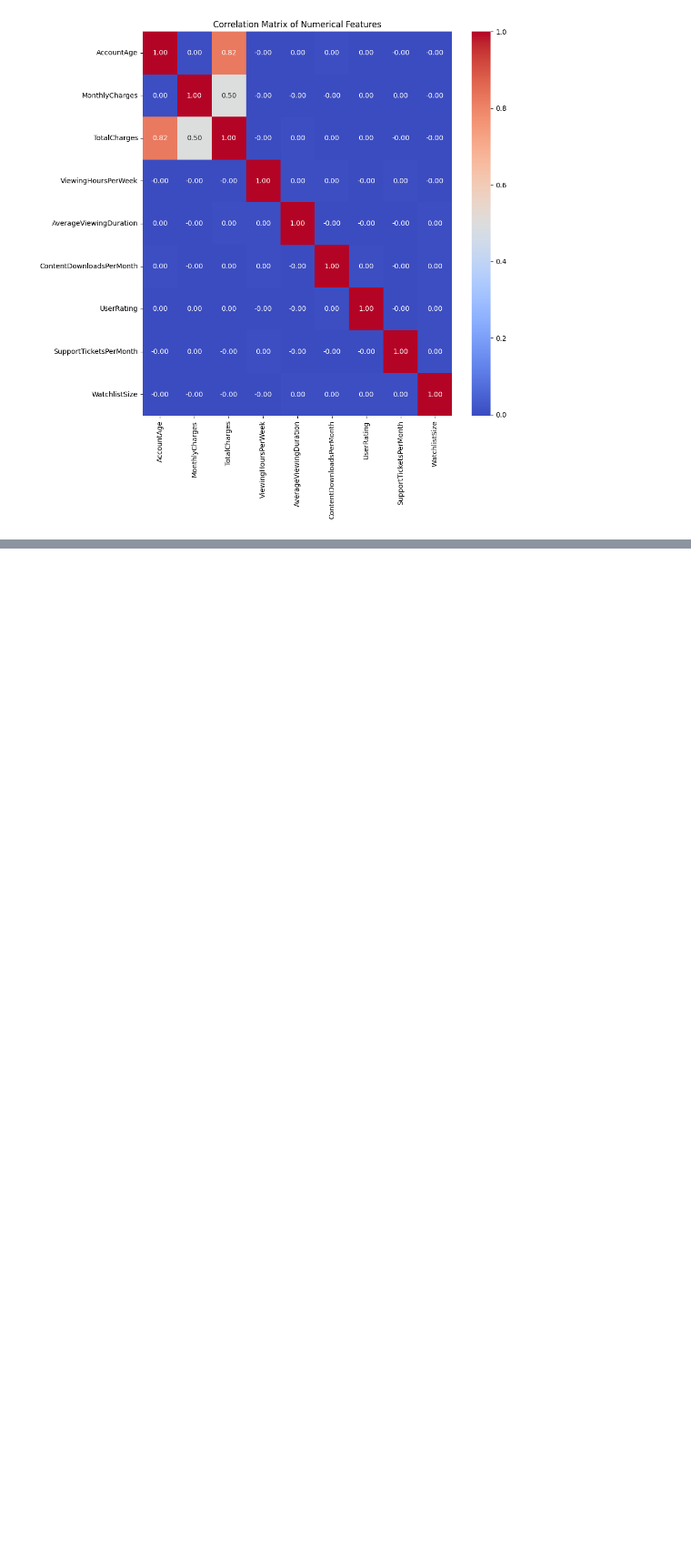
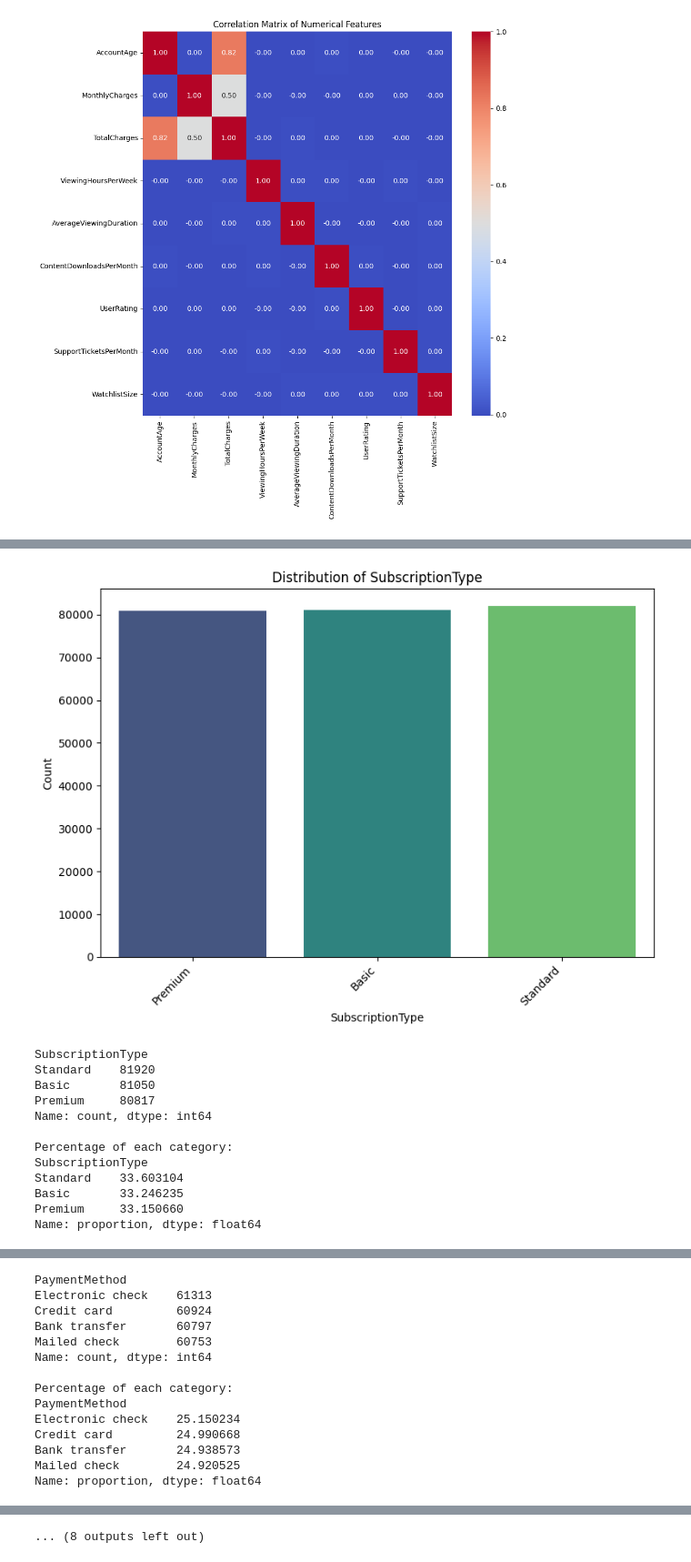
Before and after one commit to Vickayo04/Machine_Learning-Projects, a Jupyter notebook: ChurnPrediction_Challenge.ipynb, the cells around one changed output, grey strips where cells are left out. Shown at 91% size. Drawn from its saved outputs; the diff is of its cells as text; code cells hidden in the pictures; blank space fills up the shorter version.

```diff
--- a/ChurnPrediction_Challenge.ipynb
+++ b/ChurnPrediction_Challenge.ipynb
@@ -167,0 +429,17 @@ plt.show()
+# %%
+for col in categorical_cols:
+  plot_categorical_distribution(df, col)
+# %% [output]
+[figure, added]
+SubscriptionType
+Standard    81920
+Basic       81050
+Premium     80817
+Name: count, dtype: int64
+
+Percentage of each category:
+SubscriptionType
+Standard    33.603104
+Basic       33.246235
+Premium     33.150660
+Name: proportion, dtype: float64
@@ -167,0 +447,14 @@ plt.show()
+PaymentMethod
+Electronic check    61313
+Credit card         60924
+Bank transfer       60797
+Mailed check        60753
+Name: count, dtype: int64
+
+Percentage of each category:
+PaymentMethod
+Electronic check    25.150234
+Credit card         24.990668
+Bank transfer       24.938573
+Mailed check        24.920525
+Name: proportion, dtype: float64
@@ -167,0 +511 @@ plt.show()
+... (8 outputs left out)
```
Also changed, not shown: parts of 18 cells of this notebook.
